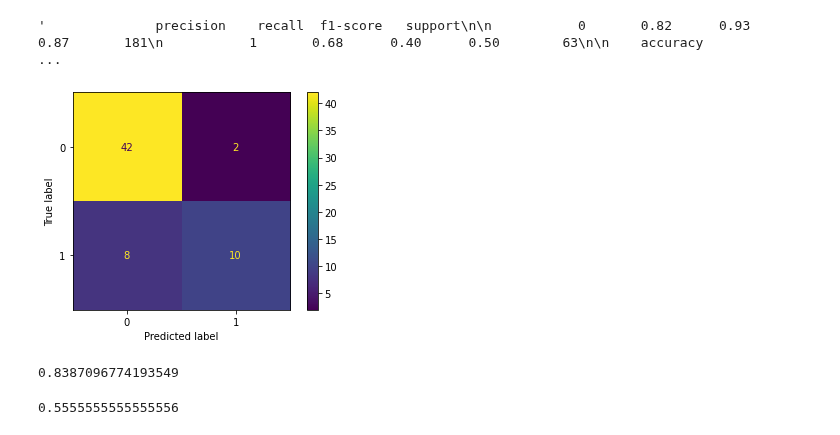
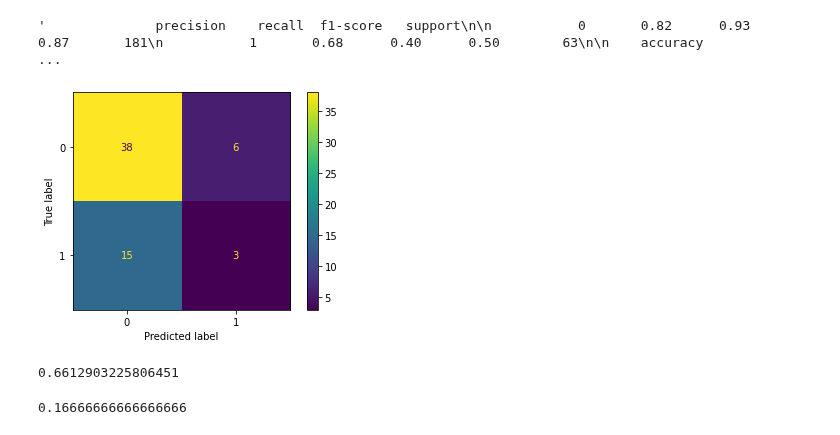
Before and after one commit to zpollats/log_reg_tutorial, a Jupyter notebook: log_reg_tutorial/log_reg_tutorial.ipynb, the cells around one changed output. Cells and saved outputs as stored; diff of their text form; code cells hidden in the pictures.

Commit message:
remove fit on test data as that was a mistake

```diff
--- a/log_reg_tutorial/log_reg_tutorial.ipynb
+++ b/log_reg_tutorial/log_reg_tutorial.ipynb
@@ -188,17 +188,16 @@ classification_report(y_train, log_poly_model.predict(X_train_poly))
 '              precision    recall  f1-score   support\n\n           0       0.82      0.93      0.87       181\n           1       0.68      0.40      0.50        63\n\n    accuracy                   ...
 # %%
 # Given that this is our best model so far, we can run the model on our testing data set
-log_poly_model.fit(X_test_poly, y_test)
 plot_confusion_matrix(log_poly_model, X_test_poly, y_test);
 
 plt.savefig('log_reg_poly_test.png', dpi=400)
 # %% [output]
-[figure, old version]
+[figure, new version]
 # %%
 log_poly_model.score(X_test_poly, y_test)
 # %% [output]
-0.8387096774193549
+0.6612903225806451
 # %%
 recall_score(y_test, log_poly_model.predict(X_test_poly))
 # %% [output]
-0.5555555555555556
+0.16666666666666666
```
Also changed, not shown: 1 other file.
